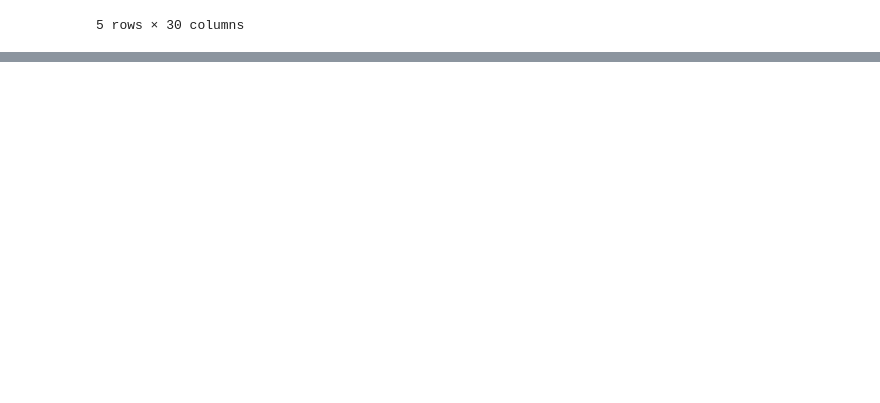
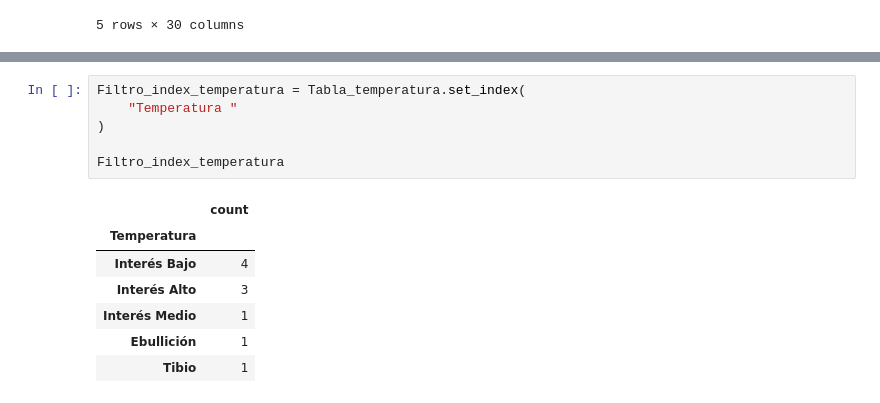
Before and after one commit to a01739136-tech/extraccion_caracteristicas, a Jupyter notebook: Actividad 4.2/codigo_g4.ipynb, the cells around one changed output, grey strips where cells are left out. Drawn from its saved outputs; the diff is of its cells as text; blank space fills up the shorter version.

```diff
--- a/Actividad 4.2/codigo_g4.ipynb
+++ b/Actividad 4.2/codigo_g4.ipynb
@@ -265,0 +106,14 @@ plt.show()
+# %%
+Filtro_index_temperatura = Tabla_temperatura.set_index(
+    "Temperatura "
+)
+
+Filtro_index_temperatura
+# %% [output]
+|  | count |
+| Temperatura |  |
+| Interés Bajo | 4 |
+| Interés Alto | 3 |
+| Interés Medio | 1 |
+| Ebullición | 1 |
+| Tibio | 1 |
```
Also changed, not shown: parts of 24 cells of this notebook.
